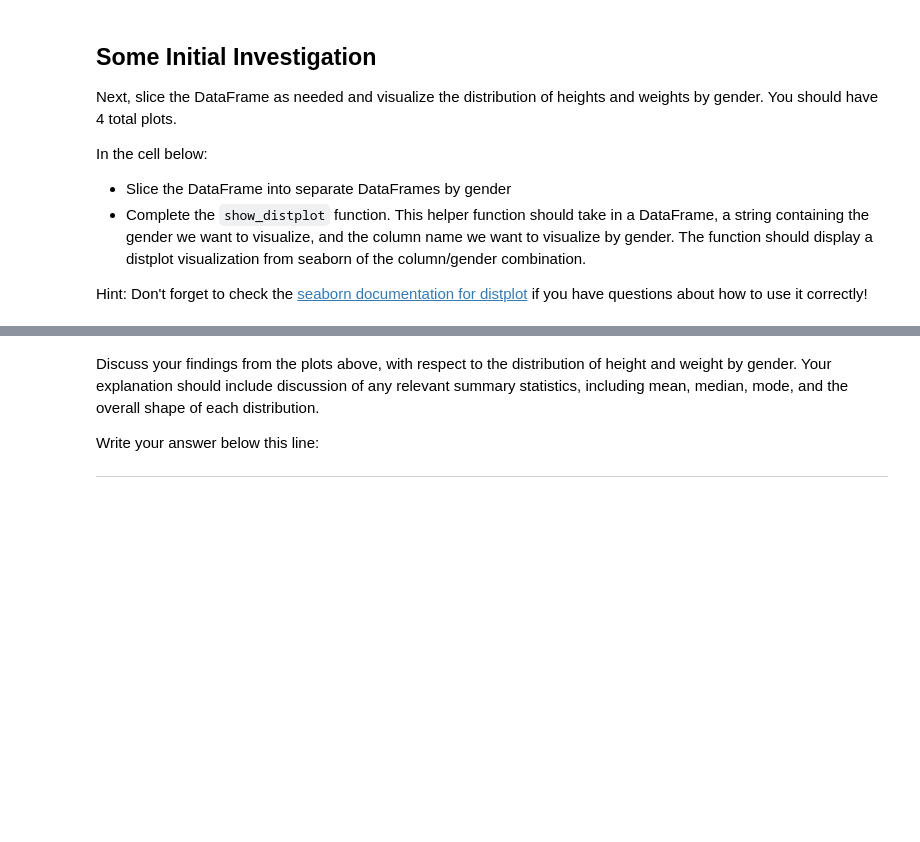
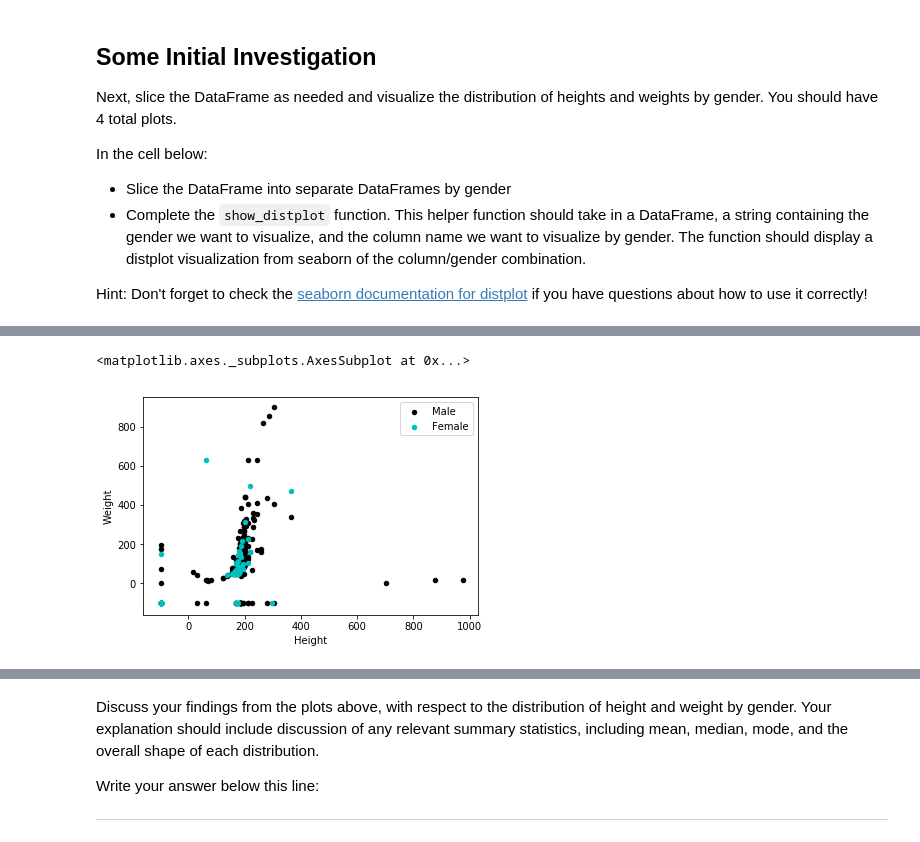
Before and after one commit to learn-co-curriculum/dsc-pandas-data-cleaning-lab, a Jupyter notebook: index.ipynb, the cells around one changed output, grey strips where cells are left out. Saved outputs shown, nothing was run; the diff lists cells and outputs as text; code cells hidden in the pictures; blank space fills up the shorter version.

Commit message:
ALERT: Cell Mismatch. Auto-create curriculum branch from solution + master

```diff
--- a/index.ipynb
+++ b/index.ipynb
@@ -76,5 +210,17 @@ In the cell below, join the two DataFrames.  Think about which sort of join you
+# %%
+# __SOLUTION__
+# Drop duplicate names
+heroes_df.drop_duplicates(subset="name", inplace=True)
+# Reset index values
+heroes_df.reset_index(drop=True, inplace=True)
 # %% [markdown]
 In the cell below, subset male and female heroes into different dataframes.  Create a scatterplot of the height and weight of each hero, with weight as the y-axis.  Plot both the male and female heroes subset into each dataframe, and make the color for each point in the scatterplot correspond to the gender of the superhero.
+# %%
+# __SOLUTION__
+powers_df.rename(columns={'hero_names':'name'}, inplace=True)
+# %%
+# __SOLUTION__
+powers_df  = powers_df.astype('str')
 # %% [markdown]
 ## Some Initial Investigation
 
@@ -86,3 +232,7 @@ In the cell below:
 * Complete the `show_distplot` function.  This helper function should take in a DataFrame, a string containing the gender we want to visualize, and the column name we want to visualize by gender. The function should display a distplot visualization from seaborn of the column/gender combination.
 
 Hint: Don't forget to check the [seaborn documentation for distplot](https://seaborn.pydata.org/generated/seaborn.distplot.html) if you have questions about how to use it correctly!
+# %%
+# __SOLUTION__
+heroes_and_powers_df = powers_df.set_index('name').join(heroes_df.set_index('name'), how='inner')
+heroes_and_powers_df.head()
@@ -94,6 +253,16 @@ def show_distplot(dataframe, gender, column_name):
     pass
 # %%
 # Male Height
+# %%
+# __SOLUTION__
+male_heroes_df = heroes_df[heroes_df['Gender'] == 'Male']
+female_heroes_df = heroes_df[heroes_df['Gender'] == 'Female']
+
+ax = male_heroes_df.plot.scatter(x="Height", y="Weight", c="k", label="Male")
+female_heroes_df.plot.scatter(x="Height", y="Weight", c="c", label="Female", ax=ax)
+# %% [output]
+<matplotlib.axes._subplots.AxesSubplot at 0x...>
+[figure, added]
 # %%
 # Male Weight
 # %%
```
Also changed, not shown: parts of 21 cells of this notebook, 13 other files.
